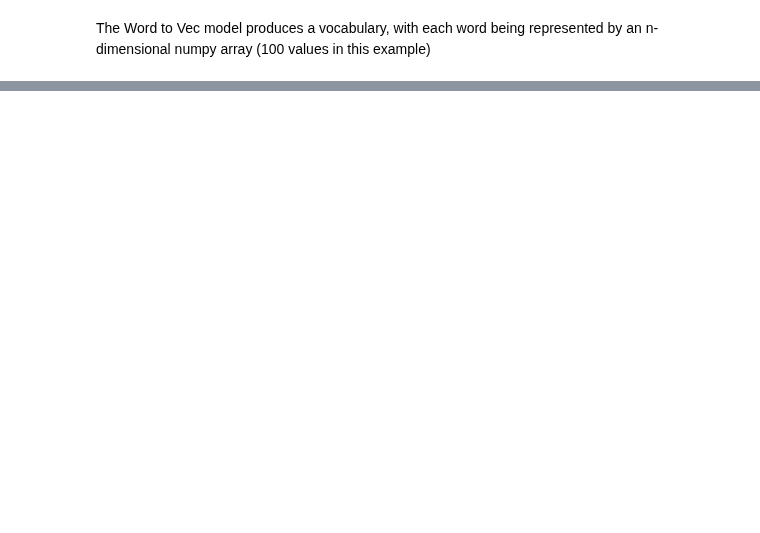
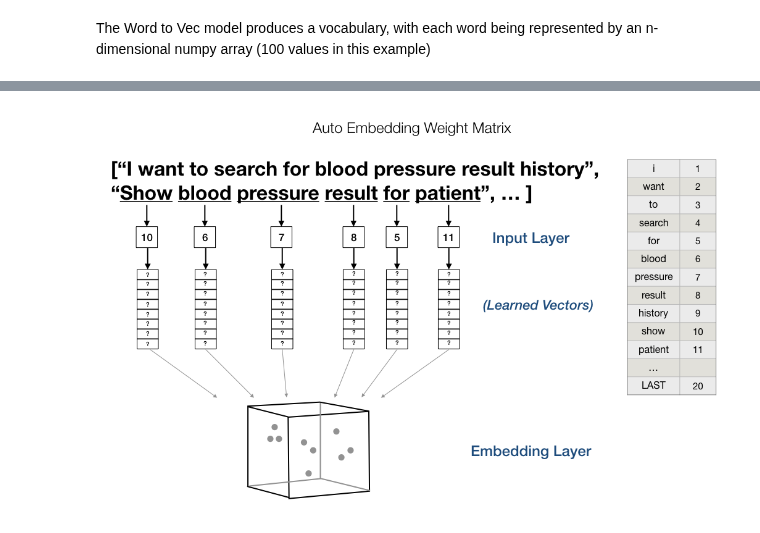
Before and after one commit to NhanDoV/Lectures_notes-teaching-in-VN-, a Jupyter notebook: Statistics/NLP/Embedding.ipynb, the cells around one changed output, grey strips where cells are left out. Cells and saved outputs as stored; diff of their text form; code cells hidden in the pictures; blank space fills up the shorter version.

```diff
--- a/Statistics/NLP/Embedding.ipynb
+++ b/Statistics/NLP/Embedding.ipynb
@@ -1622,0 +1925,4 @@ Word2Vec(vocab=14, size=100, alpha=0.025)
+# %%
+display(Image(r"C:\Users\Admin\Desktop\Nhan_pro\Data\embedding_keras_one_hot.png", width=890, unconfined=True))
+# %% [output]
+[figure, added]
```
Also changed, not shown: parts of 81 cells of this notebook.
